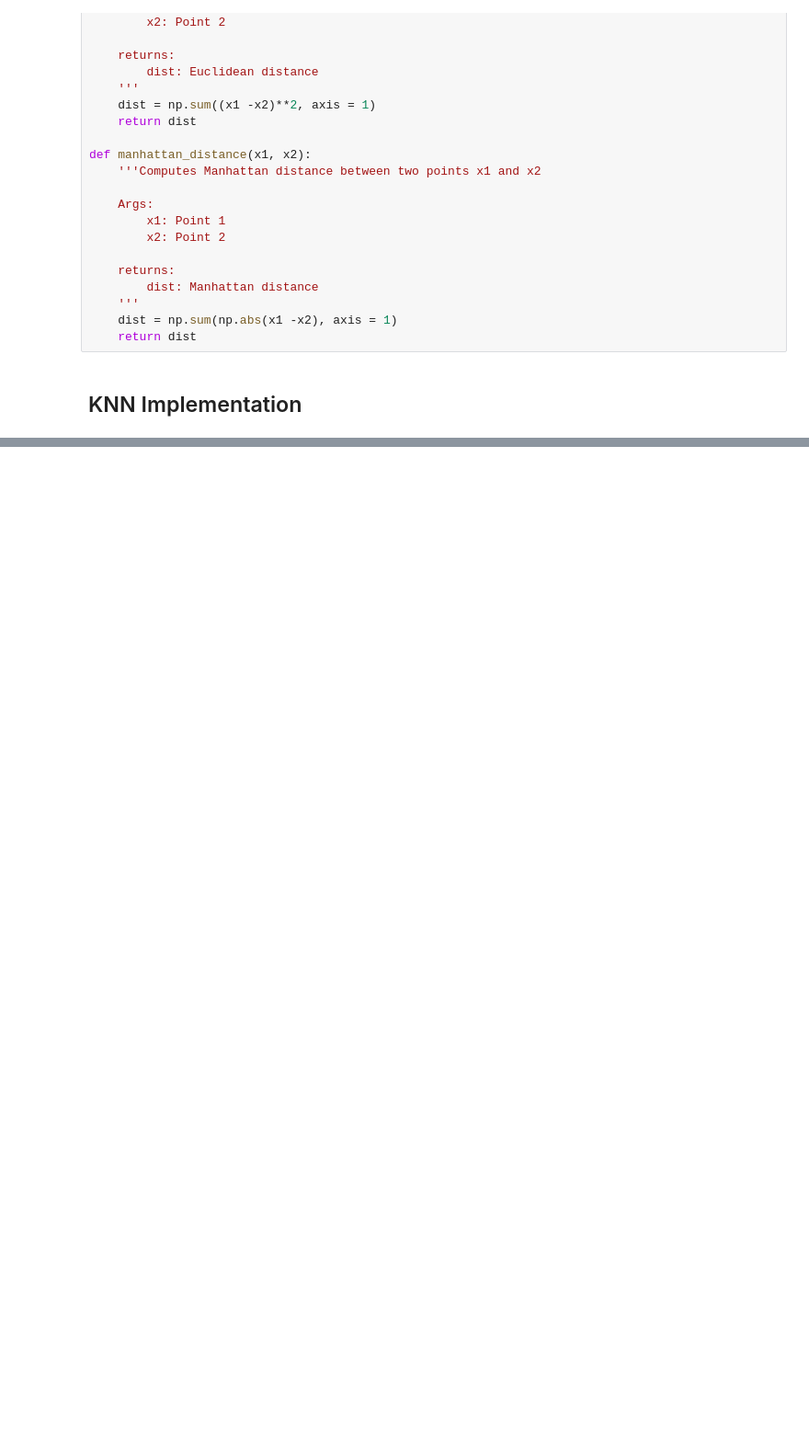
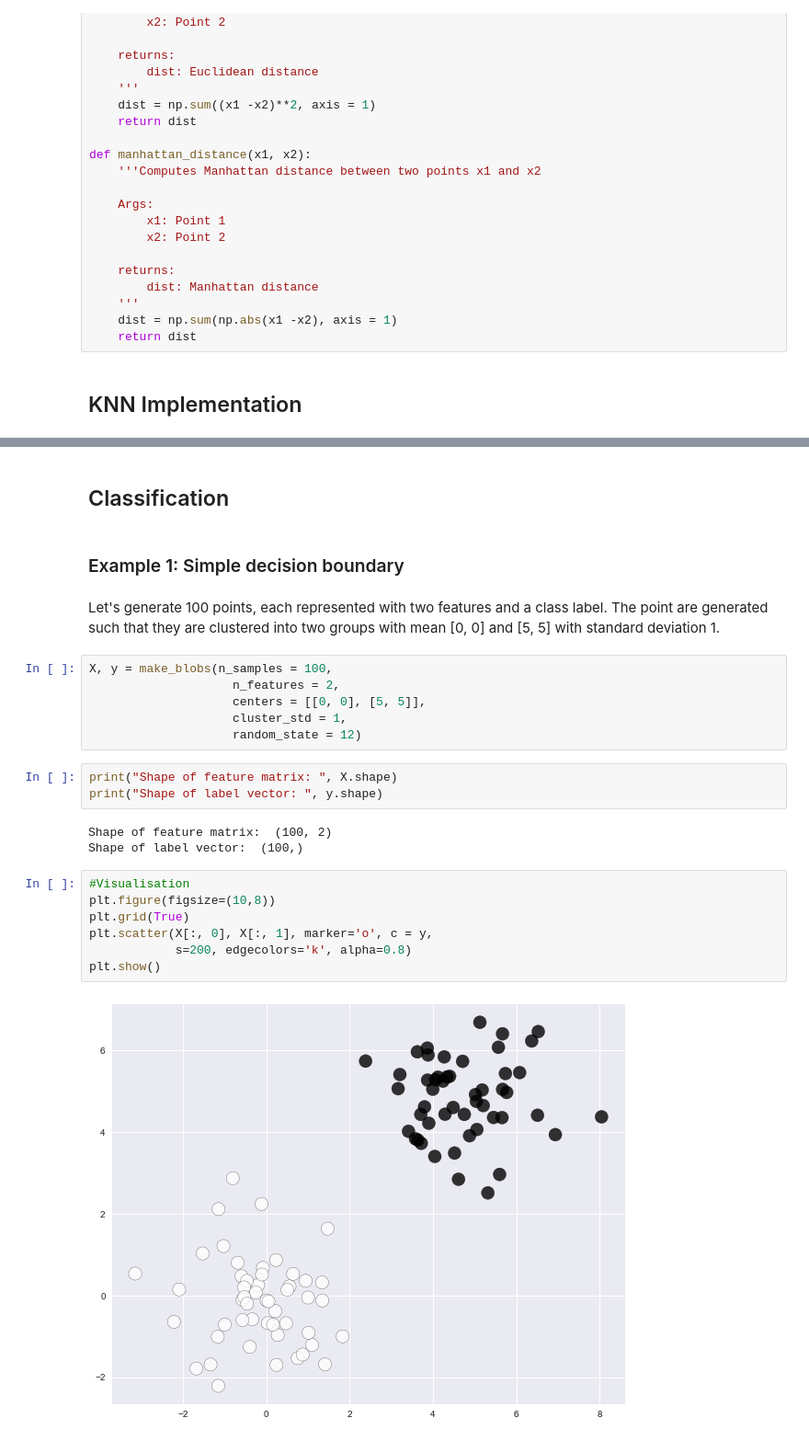
Before and after one commit to esviswajith95/MLT, a Jupyter notebook: Week7 - KNN.ipynb, the cells around one changed output, grey strips where cells are left out. Shown: that part at 92% size. Saved outputs shown, nothing was run; the diff lists cells and outputs as text; blank space fills up the shorter version.

```diff
--- a/Week7 - KNN.ipynb
+++ b/Week7 - KNN.ipynb
@@ -106,3 +106,30 @@ class KNN:
             error = np.sqrt((error_vector.T @ error_vector)/ error_vector.ravel().shape[0])
 
         return error
+# %% [markdown]
+## Classification
+# %% [markdown]
+### Example 1: Simple decision boundary
+# %% [markdown]
+Let's generate 100 points, each represented with two features and a class label. The point are generated such that they are clustered into two groups with mean [0, 0] and [5, 5] with standard deviation 1.
+# %%
+X, y = make_blobs(n_samples = 100,
+                    n_features = 2,
+                    centers = [[0, 0], [5, 5]],
+                    cluster_std = 1,
+                    random_state = 12)
+# %%
+print("Shape of feature matrix: ", X.shape)
+print("Shape of label vector: ", y.shape)
+# %% [output]
+Shape of feature matrix:  (100, 2)
+Shape of label vector:  (100,)
+# %%
+#Visualisation
+plt.figure(figsize=(10,8))
+plt.grid(True)
+plt.scatter(X[:, 0], X[:, 1], marker='o', c = y,
+            s=200, edgecolors='k', alpha=0.8)
+plt.show()
+# %% [output]
+[figure, added]
```
Also changed, not shown: parts of 19 cells of this notebook.
